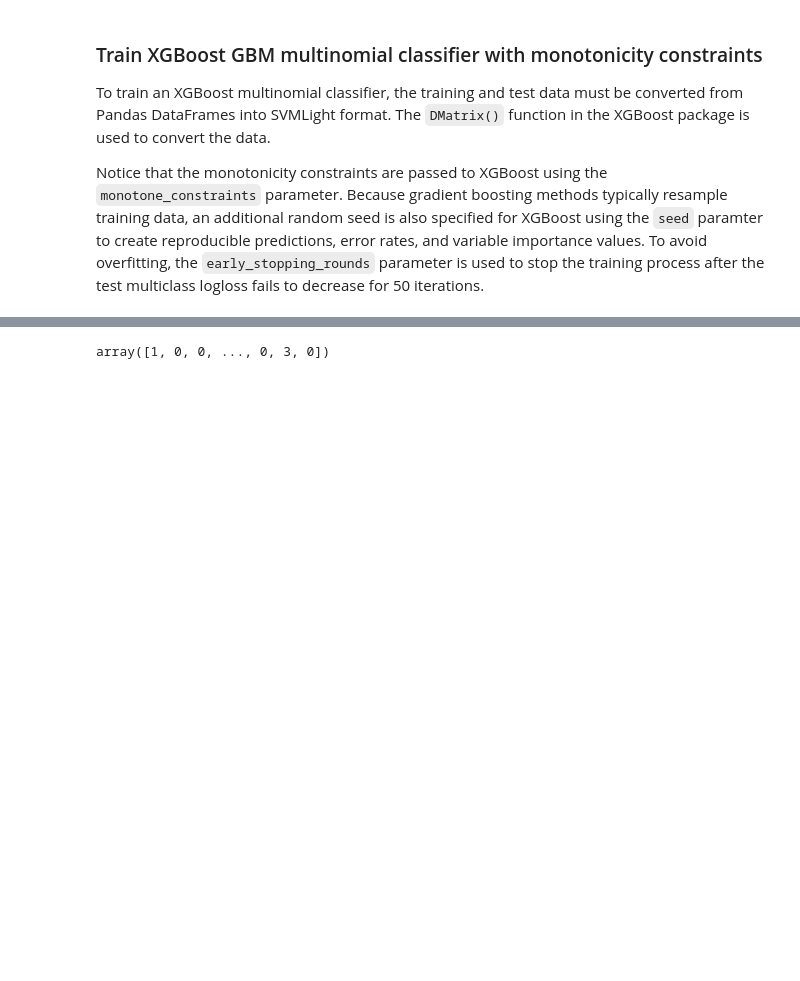
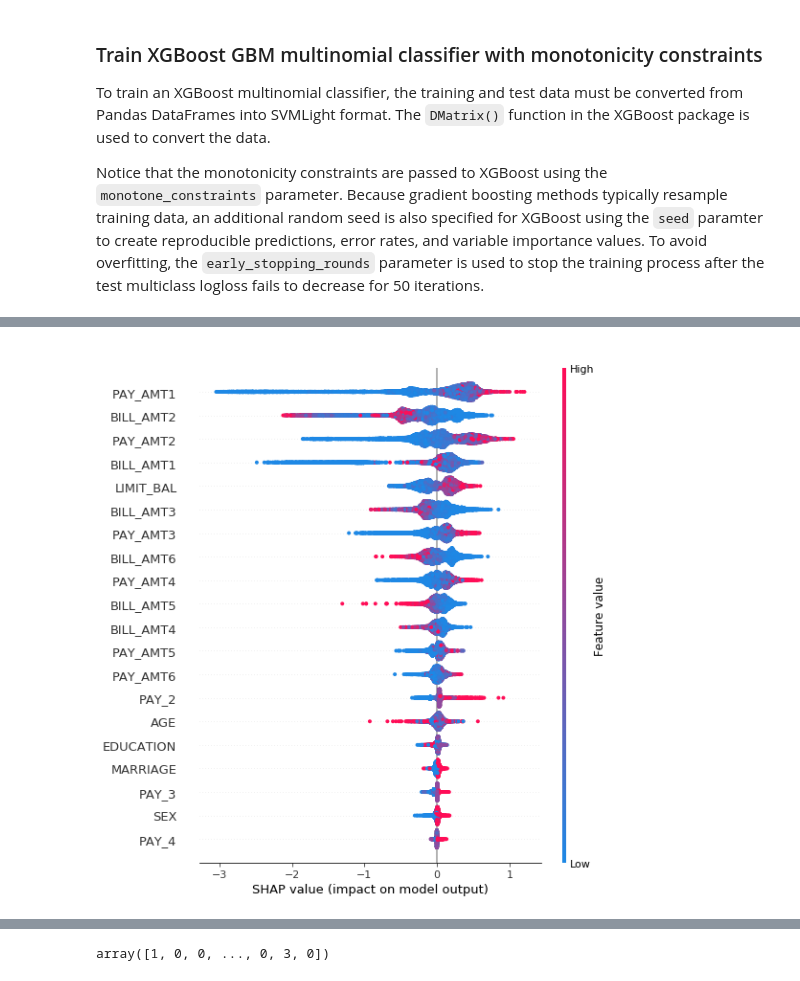
Before and after one commit to navdeep-G/interpretable-ml, a Jupyter notebook: notebooks/credit/xgb_credit_multinomial_classifier.ipynb, the cells around one changed output, grey strips where cells are left out. Saved outputs shown, nothing was run; the diff lists cells and outputs as text; code cells hidden in the pictures; blank space fills up the shorter version.

Commit message:
Add Shapley for multinomial

```diff
--- a/notebooks/credit/xgb_credit_multinomial_classifier.ipynb
+++ b/notebooks/credit/xgb_credit_multinomial_classifier.ipynb
@@ -214,3 +232,22 @@ Text(0.5,0,'relative importance')
+# %%
+#dtest is DMatrix
+#shap_values is Numpy array
+shap_values = xgb_model.predict(dtest, pred_contribs=True)
+# %%
+#Plot Shapley variable importance summary for a specific class (class 0, class 1, ..., class 8)
+#Class summary:
+#0:'no consumption', 'pay duly', 'use of revolving credit',
+#1:'1 month delay',
+#2:'2 month delay',
+#3:'3 month delay',
+#4:'4 month delay',
+#5:'5 month delay',
+#6:'6 month delay',
+#7:'7 month delay',
+#8:'8 month delay', 9:'9+ month delay'}
+shap.summary_plot(shap_values[:, 0, :-1], test[xgb_model.feature_names])
+# %% [output]
+[figure, added]
 # %%
 #Predict on test set
 preds = xgb_model.predict(dtest)
```
Also changed, not shown: parts of 12 cells of this notebook.
